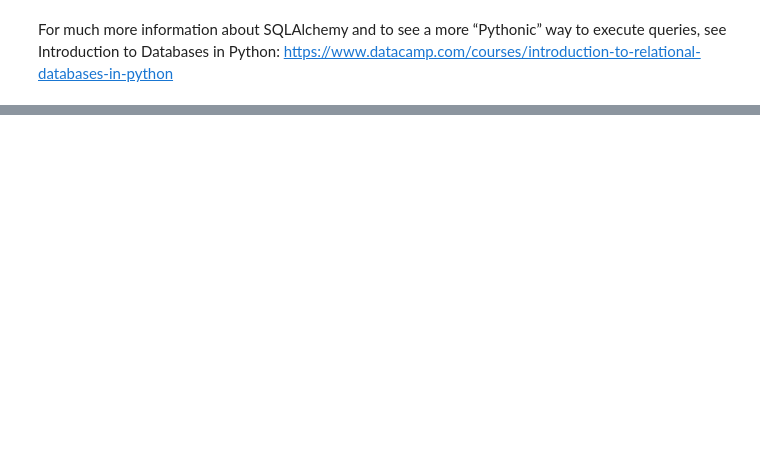
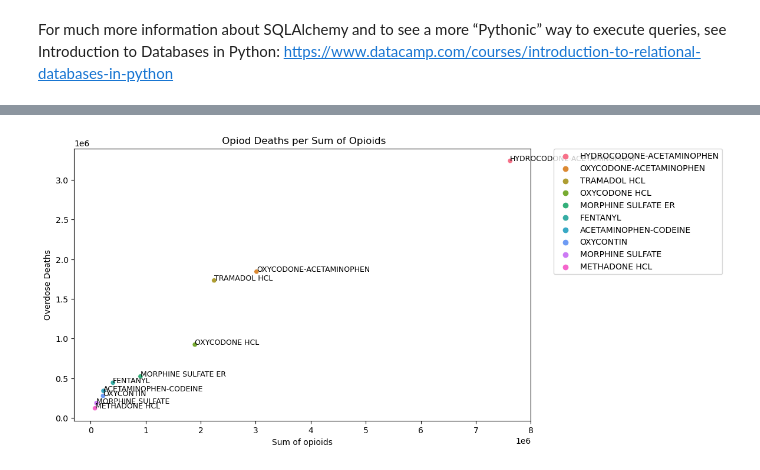
Before and after one commit to NSS-Data-Analytics-Cohort-12/prescribers-python-da12-v2-json-derulo, a Jupyter notebook: notebooks/prescribers_johnodell_jsond.ipynb, the cells around one changed output, grey strips where cells are left out. Drawn from its saved outputs; the diff is of its cells as text; code cells hidden in the pictures; blank space fills up the shorter version.

```diff
--- a/notebooks/prescribers_johnodell_jsond.ipynb
+++ b/notebooks/prescribers_johnodell_jsond.ipynb
@@ -82,0 +151,5 @@ For much more information about SQLAlchemy and to see a more “Pythonic” way
+# %%
+with engine.connect() as connection:
+    opiods_deaths_sum = pd.read_sql(text(query2), con = connection)
+
+opiods_deaths_sum.head()
@@ -82,0 +176,2 @@ For much more information about SQLAlchemy and to see a more “Pythonic” way
+# %%
+opioids_deaths_sum_1 = opiods_deaths_sum.head(10)
@@ -82,0 +192,26 @@ For much more information about SQLAlchemy and to see a more “Pythonic” way
+# %%
+palette = sns.color_palette('husl',10)
+# %%
+plt.figure(figsize=(10,6))
+
+sns.scatterplot(data = opioids_deaths_sum_1,
+               x = 'sum_opioids',
+               y = 'overdose_deaths',
+               hue = 'drug_name',
+               palette = palette);
+
+for i in range(opioids_deaths_sum_1.shape[0]):
+    plt.text(x=opioids_deaths_sum_1['sum_opioids'][i]+0.50,
+        y=opioids_deaths_sum_1['overdose_deaths'][i],
+        s=opioids_deaths_sum_1['drug_name'][i],
+        fontsize=9,
+        ha='left')
+plt.legend(bbox_to_anchor=(1.05, 1), loc='upper left', borderaxespad=0.)
+
+plt.title(' Opiod Deaths per Sum of Opioids')
+plt.xlabel('Sum of opioids')
+plt.ylabel('Overdose Deaths')
+
+plt.show()
+# %% [output]
+[figure, added]
```
Also changed, not shown: parts of 19 cells of this notebook.
